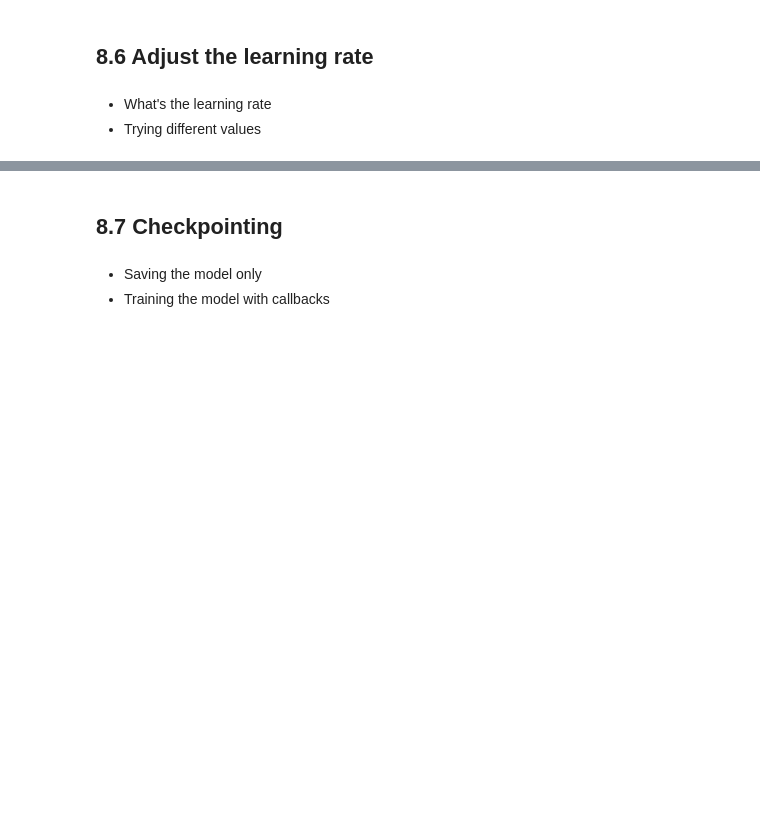
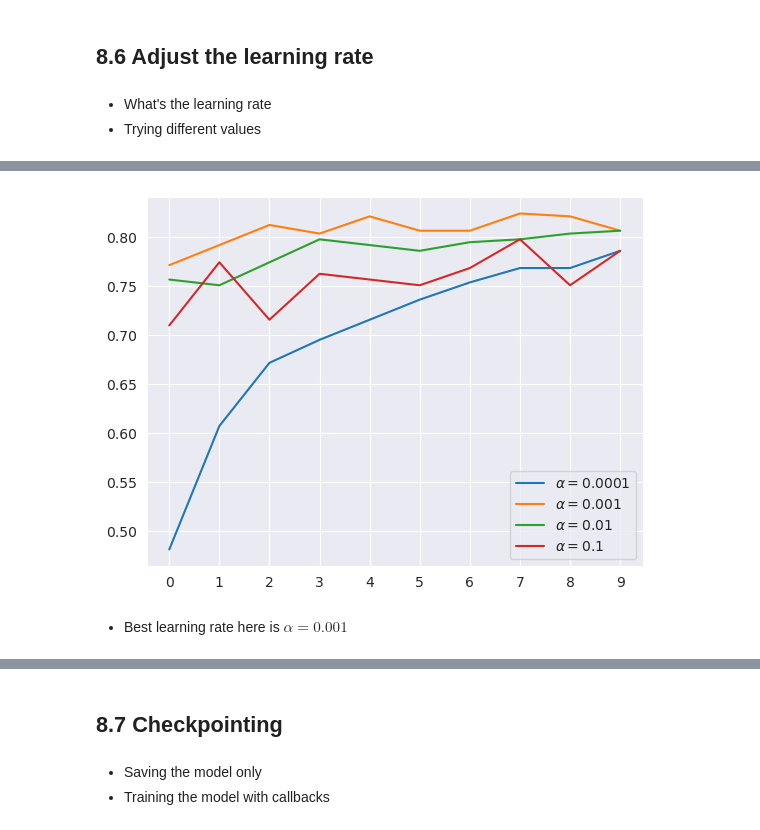
Before and after one commit to joweyel/ml-zoomcamp-material, a Jupyter notebook: 08-neural-networks-and-deep-learning/code/section8-notebook.ipynb, the cells around one changed output, grey strips where cells are left out. Saved outputs shown, nothing was run; the diff lists cells and outputs as text; code cells hidden in the pictures; blank space fills up the shorter version.

```diff
--- a/08-neural-networks-and-deep-learning/code/section8-notebook.ipynb
+++ b/08-neural-networks-and-deep-learning/code/section8-notebook.ipynb
@@ -355,0 +388,9 @@ What can be done to get a better consistency between train and validation accura
+# %%
+scores = {}
+
+for lr in [0.0001, 0.001, 0.01, 0.1]:
+    print(f"lr = {lr}")
+    model = make_model(learning_rate=lr)
+    history = model.fit(train_ds, epochs=10, validation_data=val_ds)
+    scores[lr] = history.history
+    print("\n\n")
@@ -355,0 +415,11 @@ What can be done to get a better consistency between train and validation accura
+# %%
+for lr, hist in scores.items():
+    plt.plot(hist["val_accuracy"], label=r"$\alpha = $" + str(lr))
+plt.xticks(np.arange(10))
+plt.legend()
+plt.savefig("../imgs/learning_rates.png")
+plt.show()
+# %% [output]
+[figure, added]
+# %% [markdown]
+- Best learning rate here is $\alpha=0.001$
```
Also changed, not shown: parts of 13 cells of this notebook, 1 other file.
